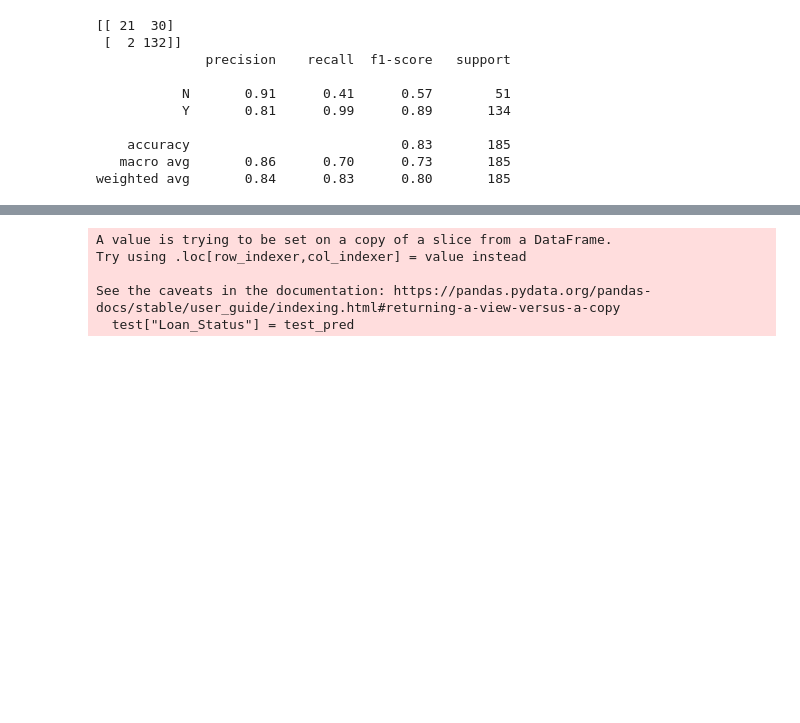
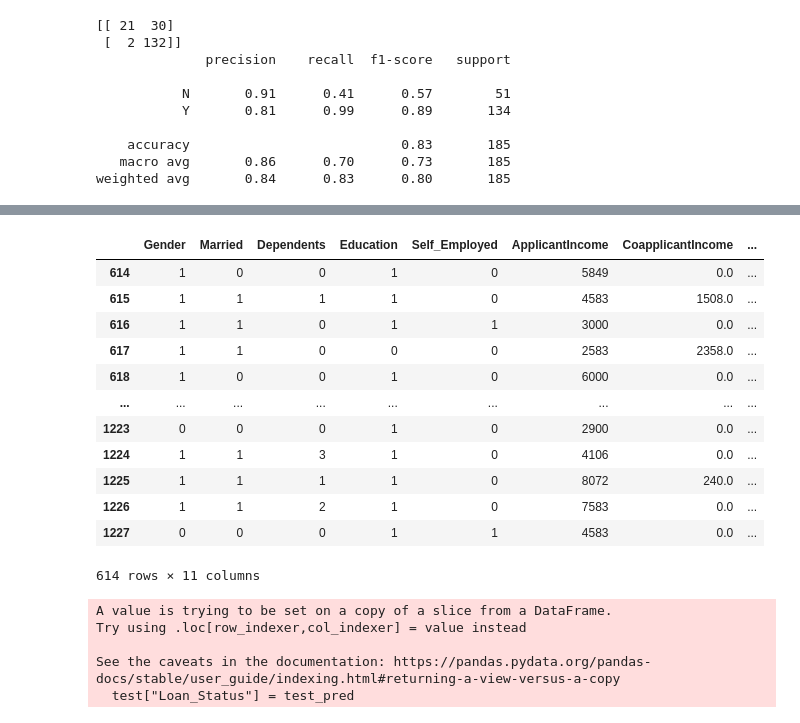
Before and after one commit to GuildGamer/loan-predict, a Jupyter notebook: loanpredict.ipynb, the cells around one changed output, grey strips where cells are left out. Cells and saved outputs as stored; diff of their text form; code cells hidden in the pictures; blank space fills up the shorter version.

```diff
--- a/loanpredict.ipynb
+++ b/loanpredict.ipynb
@@ -7,8 +7,8 @@ import seaborn as sns
 # %%
 %matplotlib inline
 # %%
-train = pd.read_csv('../datasets/loan-train.csv')
-test = pd.read_csv('../datasets/loan-train.csv')
+train = pd.read_csv('datasets/loan-train.csv')
+test = pd.read_csv('datasets/loan-train.csv')
 # %%
 train.head()
 # %% [output]
@@ -442,3 +438,35 @@ Xt.head()
+# %%
+Xt = test.drop(["Loan_Status","Loan_ID"],axis=1)
+categorical_d = {'Male': 1, 'Female': 0}
+Xt['Gender'] = Xt['Gender'].map(categorical_d)
+
+categorical_d = {'Yes': 1, 'No': 0}
+Xt['Married'] = Xt['Married'].map(categorical_d)
+Xt['Self_Employed'] = Xt['Self_Employed'].map(categorical_d)
+
+categorical_d = {'Graduate': 1, 'Not Graduate': 0}
+Xt['Education'] = Xt['Education'].map(categorical_d)
+
+le = LabelEncoder()
+
+Xt['Property_Area'] = le.fit_transform(Xt['Property_Area'])
+Xt['Dependents'] = le.fit_transform(Xt['Dependents'])
+
+Xt
+# %% [output]
+|  | Gender | Married | Dependents | Education | Self_Employed | ApplicantIncome | CoapplicantIncome | ... |
+| 614 | 1 | 0 | 0 | 1 | 0 | 5849 | 0.0 | ... |
+| 615 | 1 | 1 | 1 | 1 | 0 | 4583 | 1508.0 | ... |
+| 616 | 1 | 1 | 0 | 1 | 1 | 3000 | 0.0 | ... |
+| 617 | 1 | 1 | 0 | 0 | 0 | 2583 | 2358.0 | ... |
+| 618 | 1 | 0 | 0 | 1 | 0 | 6000 | 0.0 | ... |
+| ... | ... | ... | ... | ... | ... | ... | ... | ... |
+| 1223 | 0 | 0 | 0 | 1 | 0 | 2900 | 0.0 | ... |
+| 1224 | 1 | 1 | 3 | 1 | 0 | 4106 | 0.0 | ... |
+| 1225 | 1 | 1 | 1 | 1 | 0 | 8072 | 240.0 | ... |
+| 1226 | 1 | 1 | 2 | 1 | 0 | 7583 | 0.0 | ... |
+| 1227 | 0 | 0 | 0 | 1 | 1 | 4583 | 0.0 | ... |
+614 rows × 11 columns
 # %%
 test_pred = logistic_Regression.predict(Xt)
 # %%
```
Also changed, not shown: parts of 8 cells of this notebook, 7 other files.
